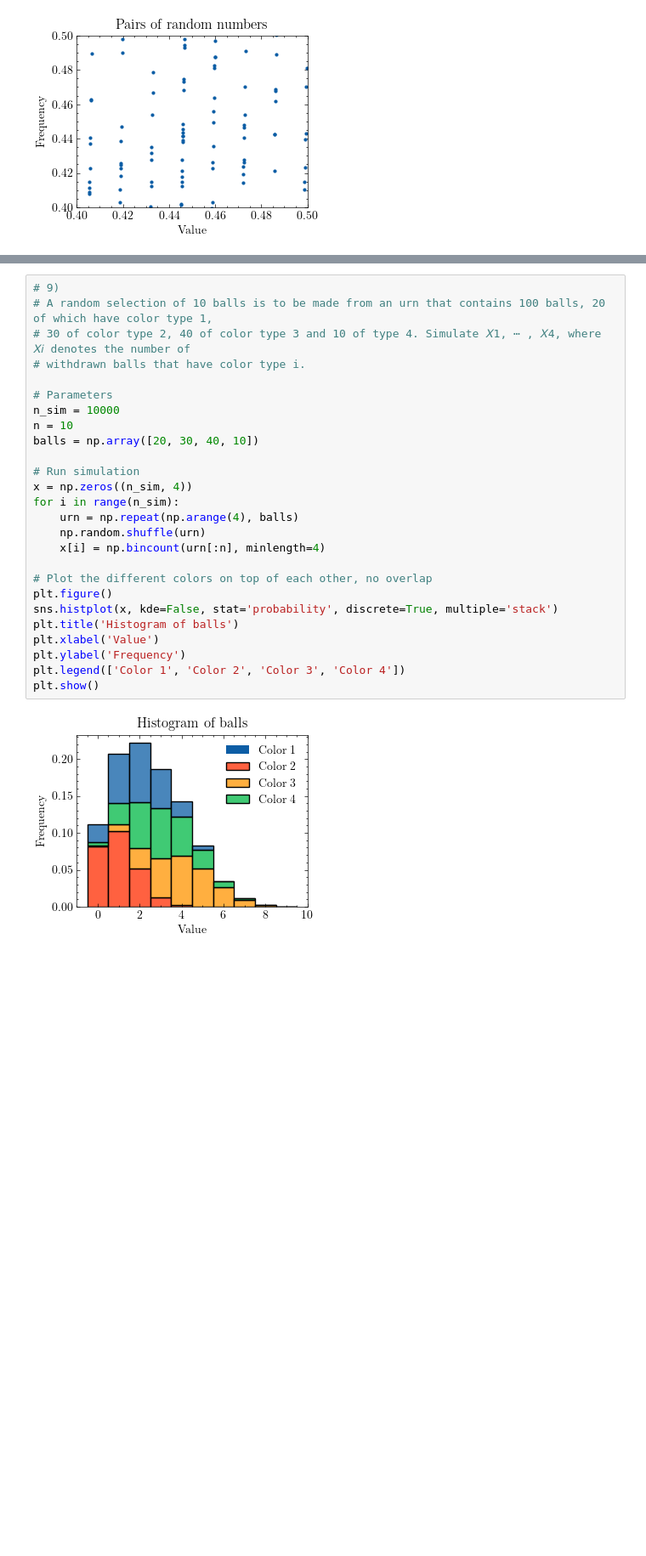
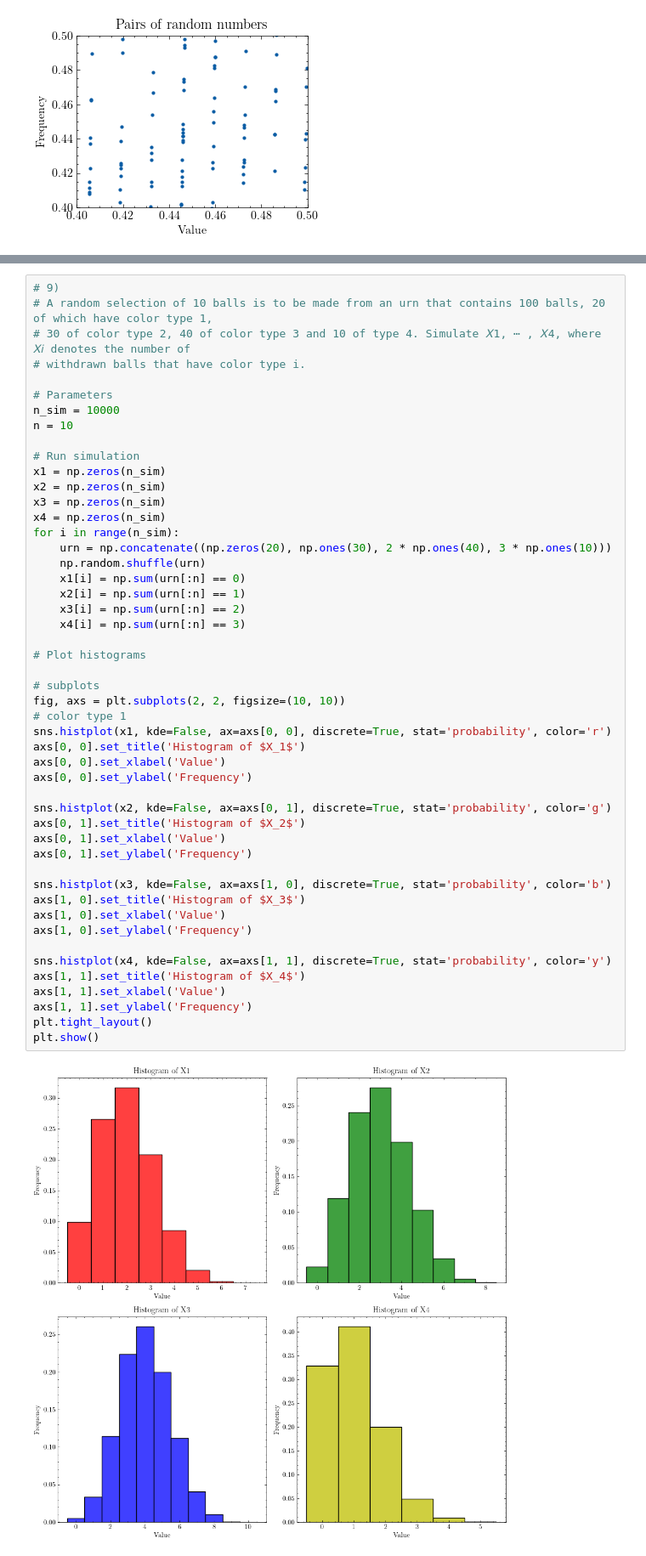
Before and after one commit to kanavmal/MATH512, a Jupyter notebook: Project 2/code.ipynb, the cells around one changed output, grey strips where cells are left out. Shown at 85% size. Drawn from its saved outputs; the diff is of its cells as text; blank space fills up the shorter version.

```diff
--- a/Project 2/code.ipynb
+++ b/Project 2/code.ipynb
@@ -378,28 +378,51 @@ Variance: 1270.09168839
 # %%
 # 9)
 # A random selection of 10 balls is to be made from an urn that contains 100 balls, 20 of which have color type 1,
 # 30 of color type 2, 40 of color type 3 and 10 of type 4. Simulate 𝑋1, ⋯ , 𝑋4, where 𝑋𝑖 denotes the number of
 # withdrawn balls that have color type i.
 
 # Parameters
 n_sim = 10000
 n = 10
-balls = np.array([20, 30, 40, 10])
 
 # Run simulation
-x = np.zeros((n_sim, 4))
+x1 = np.zeros(n_sim)
+x2 = np.zeros(n_sim)
+x3 = np.zeros(n_sim)
+x4 = np.zeros(n_sim)
 for i in range(n_sim):
-    urn = np.repeat(np.arange(4), balls)
+    urn = np.concatenate((np.zeros(20), np.ones(30), 2 * np.ones(40), 3 * np.ones(10)))
     np.random.shuffle(urn)
-    x[i] = np.bincount(urn[:n], minlength=4)
+    x1[i] = np.sum(urn[:n] == 0)
+    x2[i] = np.sum(urn[:n] == 1)
+    x3[i] = np.sum(urn[:n] == 2)
+    x4[i] = np.sum(urn[:n] == 3)
 
-# Plot the different colors on top of each other, no overlap
-plt.figure()
-sns.histplot(x, kde=False, stat='probability', discrete=True, multiple='stack')
-plt.title('Histogram of balls')
-plt.xlabel('Value')
-plt.ylabel('Frequency')
-plt.legend(['Color 1', 'Color 2', 'Color 3', 'Color 4'])
+# Plot histograms
+
+# subplots
+fig, axs = plt.subplots(2, 2, figsize=(10, 10))
+# color type 1
+sns.histplot(x1, kde=False, ax=axs[0, 0], discrete=True, stat='probability', color='r')
+axs[0, 0].set_title('Histogram of $X_1$')
+axs[0, 0].set_xlabel('Value')
+axs[0, 0].set_ylabel('Frequency')
+
+sns.histplot(x2, kde=False, ax=axs[0, 1], discrete=True, stat='probability', color='g')
+axs[0, 1].set_title('Histogram of $X_2$')
+axs[0, 1].set_xlabel('Value')
+axs[0, 1].set_ylabel('Frequency')
+
+sns.histplot(x3, kde=False, ax=axs[1, 0], discrete=True, stat='probability', color='b')
+axs[1, 0].set_title('Histogram of $X_3$')
+axs[1, 0].set_xlabel('Value')
+axs[1, 0].set_ylabel('Frequency')
+
+sns.histplot(x4, kde=False, ax=axs[1, 1], discrete=True, stat='probability', color='y')
+axs[1, 1].set_title('Histogram of $X_4$')
+axs[1, 1].set_xlabel('Value')
+axs[1, 1].set_ylabel('Frequency')
+plt.tight_layout()
 plt.show()
 # %% [output]
-[figure, old version]
+[figure, new version]
```
Also changed, not shown: parts of 14 cells of this notebook, 1 other file.
